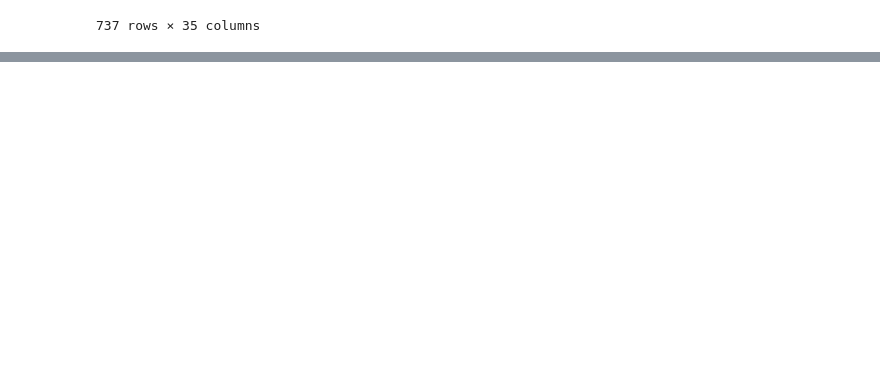
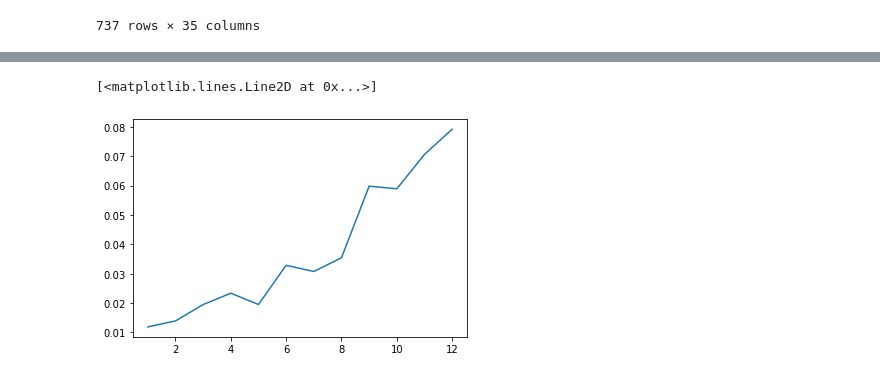
Before and after one commit to Zeyuzhao/BreachPrice, a Jupyter notebook: notebooks/main.ipynb, the cells around one changed output, grey strips where cells are left out. Drawn from its saved outputs; the diff is of its cells as text; code cells hidden in the pictures; blank space fills up the shorter version.

```diff
--- a/notebooks/main.ipynb
+++ b/notebooks/main.ipynb
@@ -303,5 +289,8 @@ display(stock_prices.mean())
 # %%
 # Let's use median because there are some outliers. Same trend seems to occur
-display(stock_prices.median())
+plt.plot(np.arange(1, 13), stock_prices.median())
+# %% [output]
+[<matplotlib.lines.Line2D at 0x...>]
+[figure, added]
 # %%
 # Let's take 5% trimmed mean (get rid of some outliers)
```
Also changed, not shown: parts of 8 cells of this notebook.
